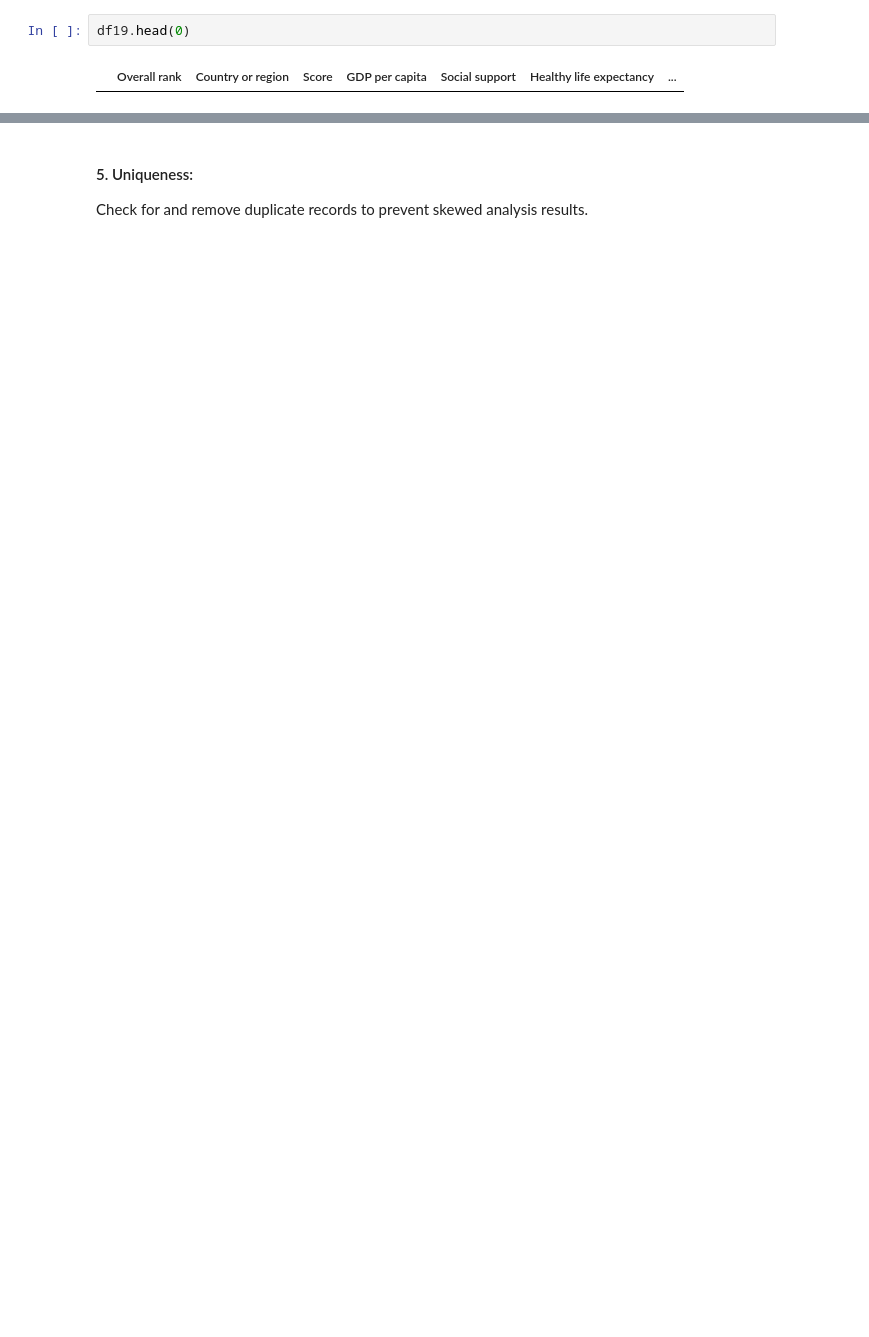
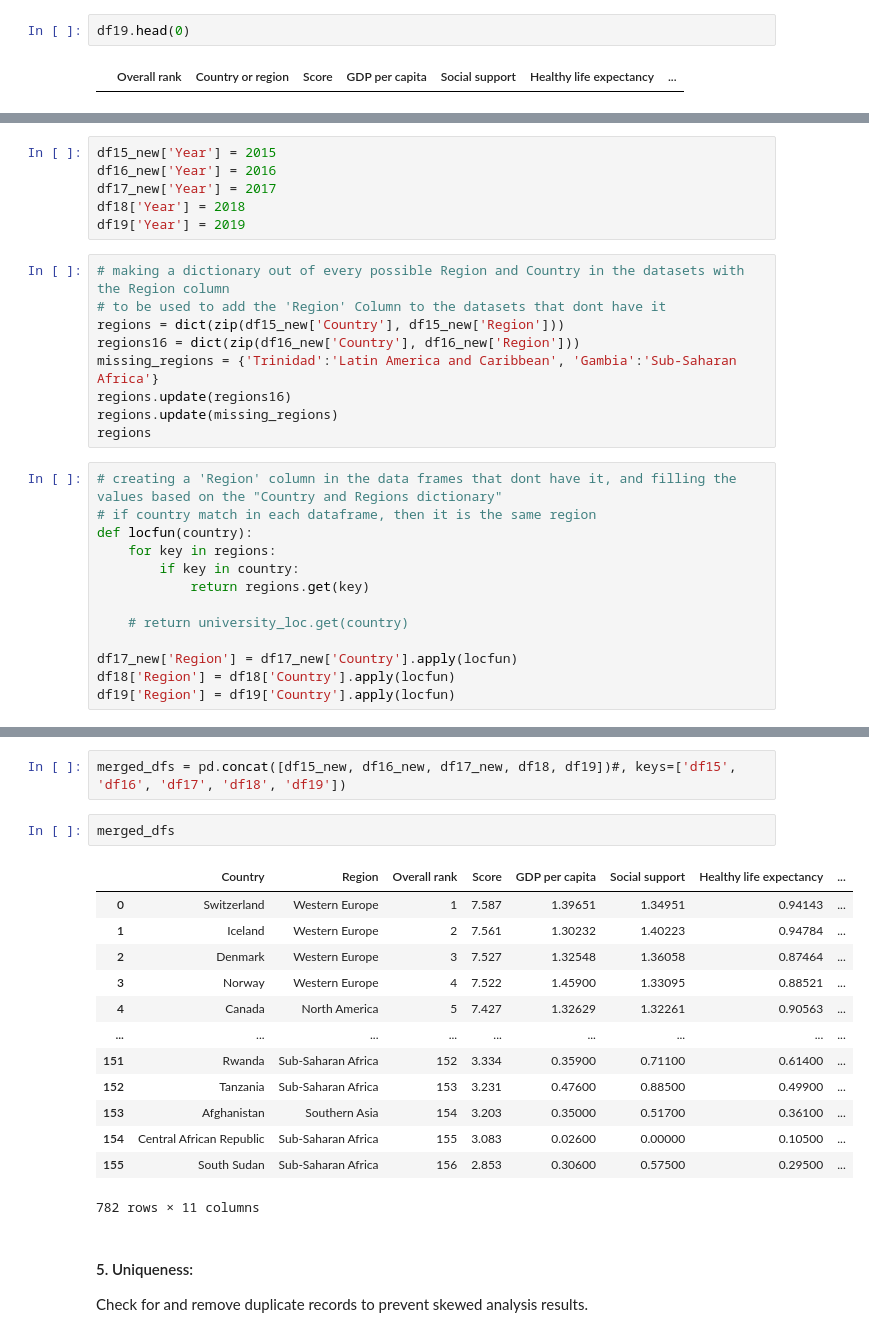
Before and after one commit to Tuwaiq-DS-ML-bootcamp-V-7/Usecase-2, a Jupyter notebook: EDA explain template-(Salman Gassem).ipynb, the cells around one changed output, grey strips where cells are left out. Drawn from its saved outputs; the diff is of its cells as text; blank space fills up the shorter version.

```diff
--- a/EDA explain template-(Salman Gassem).ipynb
+++ b/EDA explain template-(Salman Gassem).ipynb
@@ -393,0 +430,28 @@ df19.head(0)
+# %%
+df15_new['Year'] = 2015
+df16_new['Year'] = 2016
+df17_new['Year'] = 2017
+df18['Year'] = 2018
+df19['Year'] = 2019
+# %%
+# making a dictionary out of every possible Region and Country in the datasets with the Region column
+# to be used to add the 'Region' Column to the datasets that dont have it
+regions = dict(zip(df15_new['Country'], df15_new['Region']))
+regions16 = dict(zip(df16_new['Country'], df16_new['Region']))
+missing_regions = {'Trinidad':'Latin America and Caribbean', 'Gambia':'Sub-Saharan Africa'}
+regions.update(regions16)
+regions.update(missing_regions)
+regions
+# %%
+# creating a 'Region' column in the data frames that dont have it, and filling the values based on the "Country and Regions dictionary"
+# if country match in each dataframe, then it is the same region
+def locfun(country):
+    for key in regions:
+        if key in country:
+            return regions.get(key)
+
+    # return university_loc.get(country)
+
+df17_new['Region'] = df17_new['Country'].apply(locfun)
+df18['Region'] = df18['Country'].apply(locfun)
+df19['Region'] = df19['Country'].apply(locfun)
@@ -409,3 +491,21 @@ However, all the datasets fits the narative of the other defined problem stateme
+# %%
+merged_dfs = pd.concat([df15_new, df16_new, df17_new, df18, df19])#, keys=['df15', 'df16', 'df17', 'df18', 'df19'])
+# %%
+merged_dfs
+# %% [output]
+|  | Country | Region | Overall rank | Score | GDP per capita | Social support | Healthy life expectancy | ... |
+| 0 | Switzerland | Western Europe | 1 | 7.587 | 1.39651 | 1.34951 | 0.94143 | ... |
+| 1 | Iceland | Western Europe | 2 | 7.561 | 1.30232 | 1.40223 | 0.94784 | ... |
+| 2 | Denmark | Western Europe | 3 | 7.527 | 1.32548 | 1.36058 | 0.87464 | ... |
+| 3 | Norway | Western Europe | 4 | 7.522 | 1.45900 | 1.33095 | 0.88521 | ... |
+| 4 | Canada | North America | 5 | 7.427 | 1.32629 | 1.32261 | 0.90563 | ... |
+| ... | ... | ... | ... | ... | ... | ... | ... | ... |
+| 151 | Rwanda | Sub-Saharan Africa | 152 | 3.334 | 0.35900 | 0.71100 | 0.61400 | ... |
+| 152 | Tanzania | Sub-Saharan Africa | 153 | 3.231 | 0.47600 | 0.88500 | 0.49900 | ... |
+| 153 | Afghanistan | Southern Asia | 154 | 3.203 | 0.35000 | 0.51700 | 0.36100 | ... |
+| 154 | Central African Republic | Sub-Saharan Africa | 155 | 3.083 | 0.02600 | 0.00000 | 0.10500 | ... |
+| 155 | South Sudan | Sub-Saharan Africa | 156 | 2.853 | 0.30600 | 0.57500 | 0.29500 | ... |
+782 rows × 11 columns
 # %% [markdown]
 #### 5. Uniqueness:
 Check for and remove duplicate records to prevent skewed analysis results.
```
Also changed, not shown: parts of 56 cells of this notebook.
